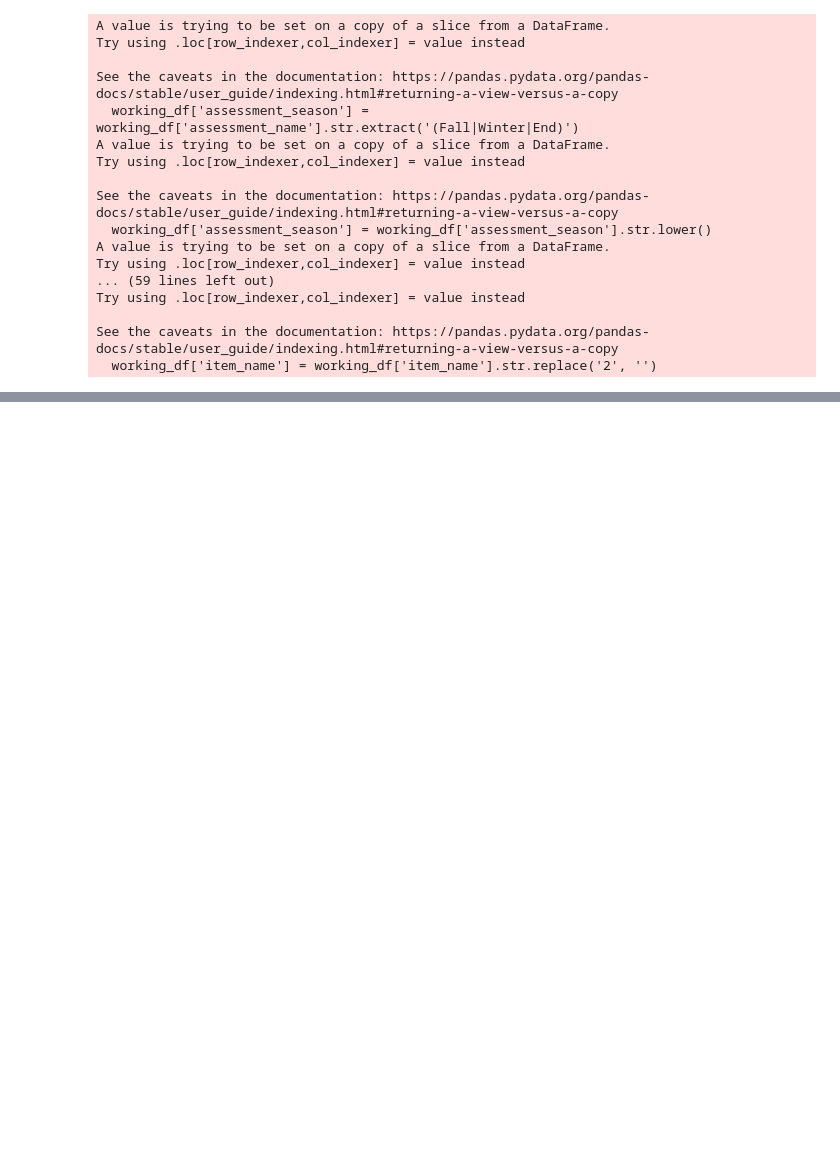
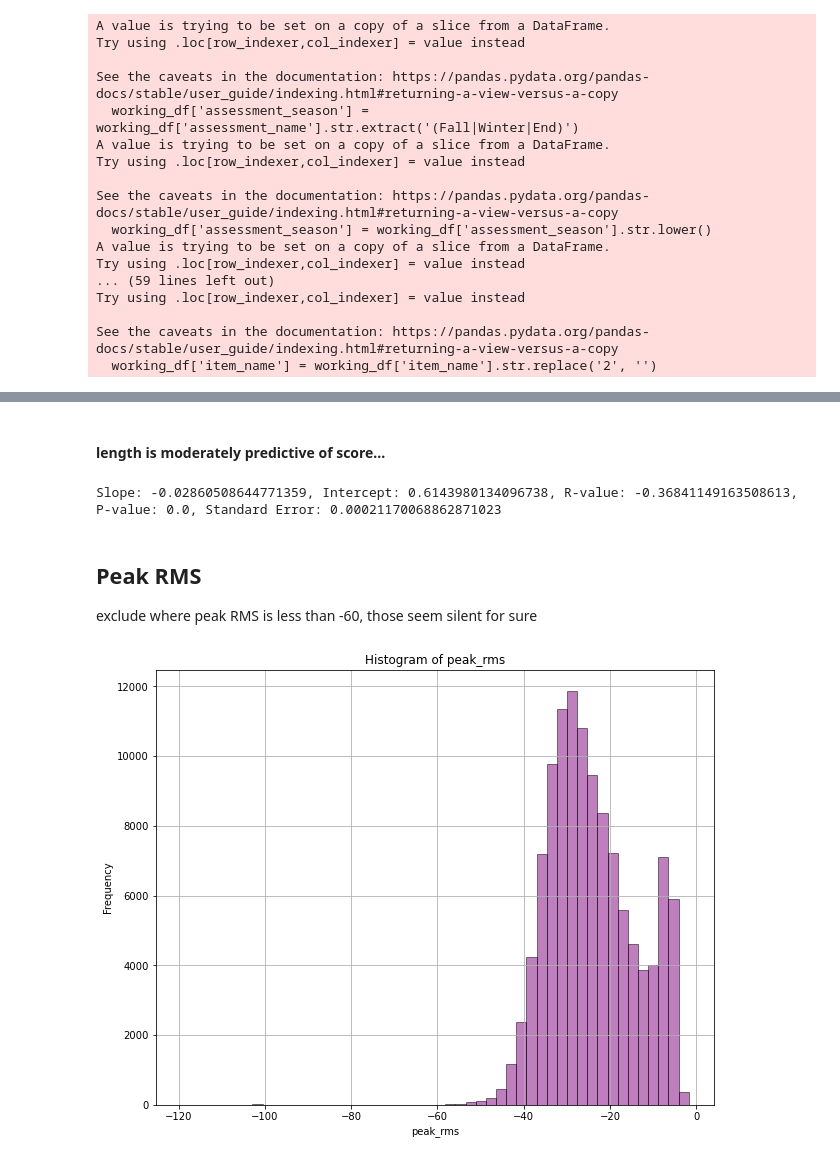
Before and after one commit to jsmentch/rer_sort_code, a Jupyter notebook: clean_rer_csv.ipynb, the cells around one changed output, grey strips where cells are left out. Saved outputs shown, nothing was run; the diff lists cells and outputs as text; code cells hidden in the pictures; blank space fills up the shorter version.

```diff
--- a/clean_rer_csv.ipynb
+++ b/clean_rer_csv.ipynb
@@ -365,0 +558,23 @@ for a in assessments:
+# %% [markdown]
+#### length is moderately predictive of score...
+# %%
+from scipy import stats
+
+combined_na = combined.dropna(subset=['length', 'score'])
+
+slope, intercept, r_value, p_value, std_err = stats.linregress(combined_na['length'], combined_na['score'])
+
+print(f'Slope: {slope}, Intercept: {intercept}, R-value: {r_value}, P-value: {p_value}, Standard Error: {std_err}')
+# %% [output]
+Slope: -0.02860508644771359, Intercept: 0.6143980134096738, R-value: -0.36841149163508613, P-value: 0.0, Standard Error: 0.00021170068862871023
+# %% [markdown]
+## Peak RMS
+exclude where peak RMS is less than -60, those seem silent for sure
+# %%
+pd.to_numeric(combined['peak_rms'], errors='coerce').hist(bins=50, color='purple', alpha=0.5, edgecolor='black',figsize=(10, 8))
+plt.title('Histogram of peak_rms')
+plt.xlabel('peak_rms')
+plt.ylabel('Frequency')
+plt.show()
+# %% [output]
+[figure, added]
```
Also changed, not shown: parts of 27 cells of this notebook, 5 other files.
